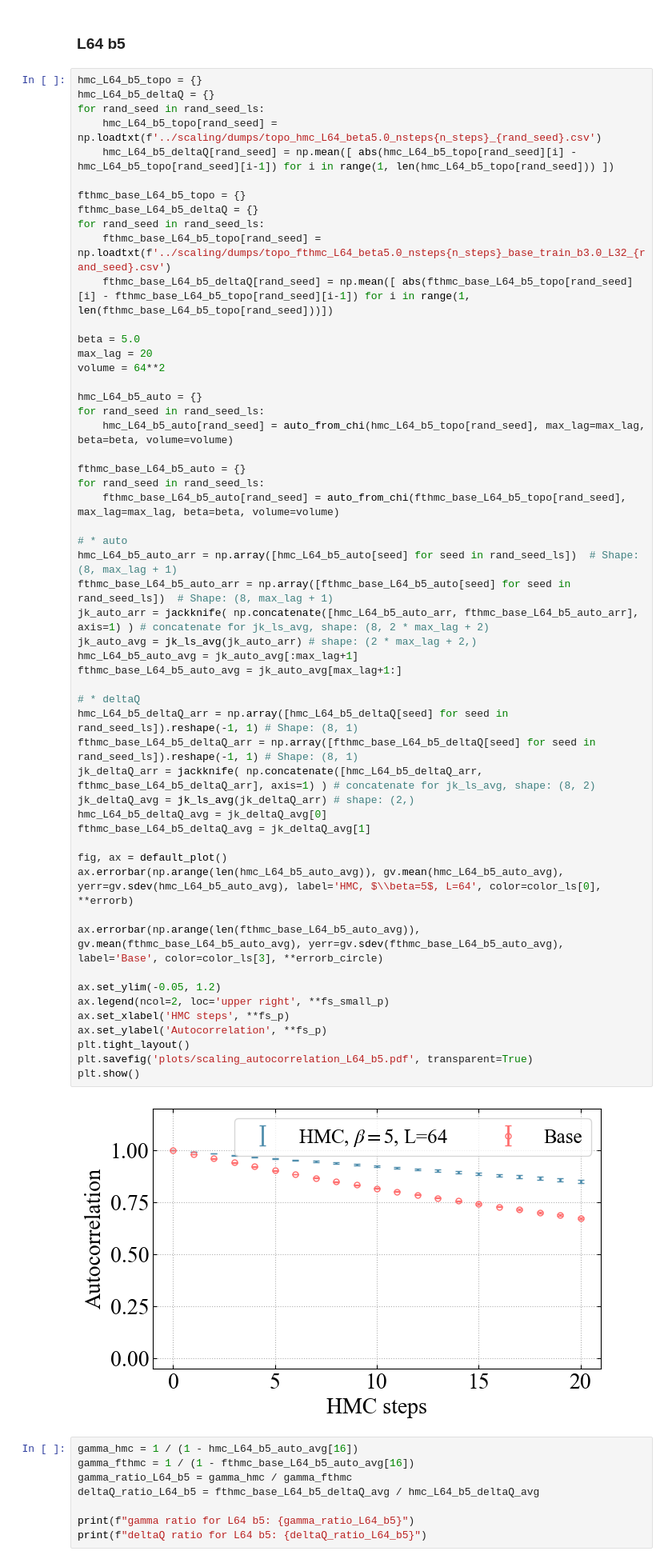
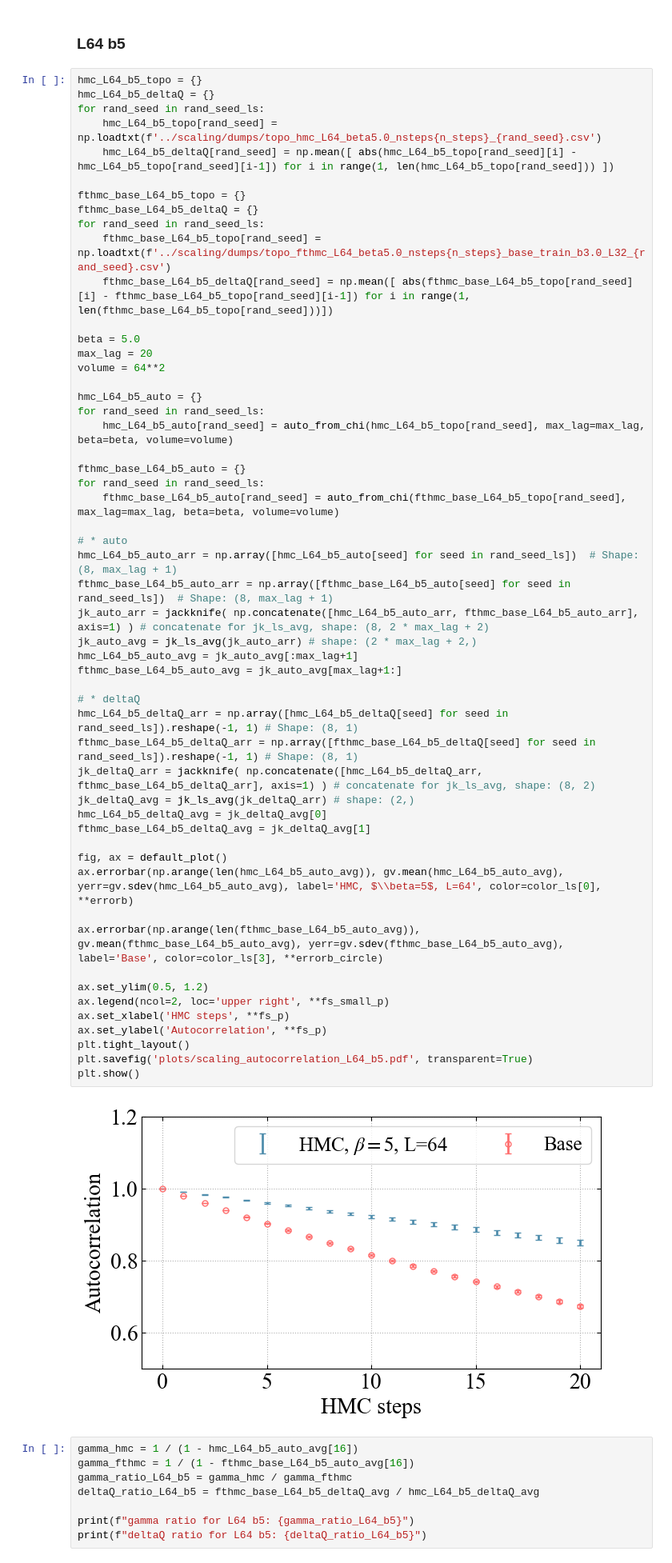
Before and after one commit to Greyyy-HJC/Scaling_FT_HMC, a Jupyter notebook: analysis/scaling_analysis.ipynb, the cells around one changed output. Shown at 80% size. Saved outputs shown, nothing was run; the diff lists cells and outputs as text.

```diff
--- a/analysis/scaling_analysis.ipynb
+++ b/analysis/scaling_analysis.ipynb
@@ -445,35 +445,35 @@ for rand_seed in rand_seed_ls:
     fthmc_base_L64_b5_auto[rand_seed] = auto_from_chi(fthmc_base_L64_b5_topo[rand_seed], max_lag=max_lag, beta=beta, volume=volume)
 
 # * auto
 hmc_L64_b5_auto_arr = np.array([hmc_L64_b5_auto[seed] for seed in rand_seed_ls])  # Shape: (8, max_lag + 1)
 fthmc_base_L64_b5_auto_arr = np.array([fthmc_base_L64_b5_auto[seed] for seed in rand_seed_ls])  # Shape: (8, max_lag + 1)
 jk_auto_arr = jackknife( np.concatenate([hmc_L64_b5_auto_arr, fthmc_base_L64_b5_auto_arr], axis=1) ) # concatenate for jk_ls_avg, shape: (8, 2 * max_lag + 2)
 jk_auto_avg = jk_ls_avg(jk_auto_arr) # shape: (2 * max_lag + 2,)
 hmc_L64_b5_auto_avg = jk_auto_avg[:max_lag+1]
 fthmc_base_L64_b5_auto_avg = jk_auto_avg[max_lag+1:]
 
 # * deltaQ
 hmc_L64_b5_deltaQ_arr = np.array([hmc_L64_b5_deltaQ[seed] for seed in rand_seed_ls]).reshape(-1, 1) # Shape: (8, 1)
 fthmc_base_L64_b5_deltaQ_arr = np.array([fthmc_base_L64_b5_deltaQ[seed] for seed in rand_seed_ls]).reshape(-1, 1) # Shape: (8, 1)
 jk_deltaQ_arr = jackknife( np.concatenate([hmc_L64_b5_deltaQ_arr, fthmc_base_L64_b5_deltaQ_arr], axis=1) ) # concatenate for jk_ls_avg, shape: (8, 2)
 jk_deltaQ_avg = jk_ls_avg(jk_deltaQ_arr) # shape: (2,)
 hmc_L64_b5_deltaQ_avg = jk_deltaQ_avg[0]
 fthmc_base_L64_b5_deltaQ_avg = jk_deltaQ_avg[1]
 
 fig, ax = default_plot()
 ax.errorbar(np.arange(len(hmc_L64_b5_auto_avg)), gv.mean(hmc_L64_b5_auto_avg), yerr=gv.sdev(hmc_L64_b5_auto_avg), label='HMC, $\\beta=5$, L=64', color=color_ls[0], **errorb)
 
 ax.errorbar(np.arange(len(fthmc_base_L64_b5_auto_avg)), gv.mean(fthmc_base_L64_b5_auto_avg), yerr=gv.sdev(fthmc_base_L64_b5_auto_avg), label='Base', color=color_ls[3], **errorb_circle)
 
-ax.set_ylim(-0.05, 1.2)
+ax.set_ylim(0.5, 1.2)
 ax.legend(ncol=2, loc='upper right', **fs_small_p)
 ax.set_xlabel('HMC steps', **fs_p)
 ax.set_ylabel('Autocorrelation', **fs_p)
 plt.tight_layout()
 plt.savefig('plots/scaling_autocorrelation_L64_b5.pdf', transparent=True)
 plt.show()
 # %% [output]
-[figure, old version]
+[figure, new version]
 # %%
 gamma_hmc = 1 / (1 - hmc_L64_b5_auto_avg[16])
 gamma_fthmc = 1 / (1 - fthmc_base_L64_b5_auto_avg[16])
```
Also changed, not shown: parts of 1 cell of this notebook, 12 other files.
